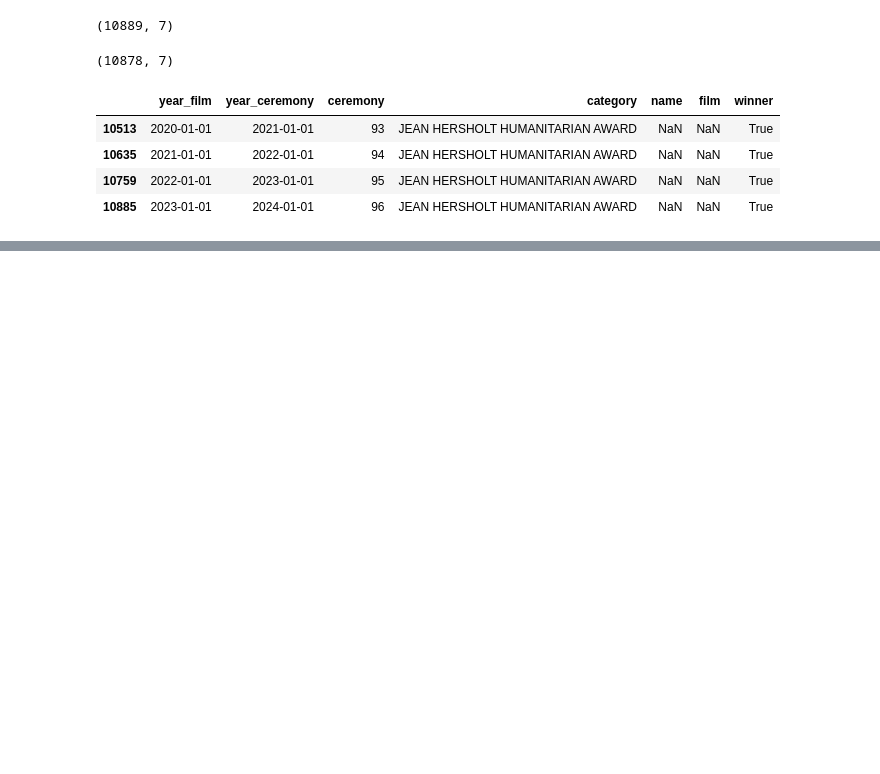
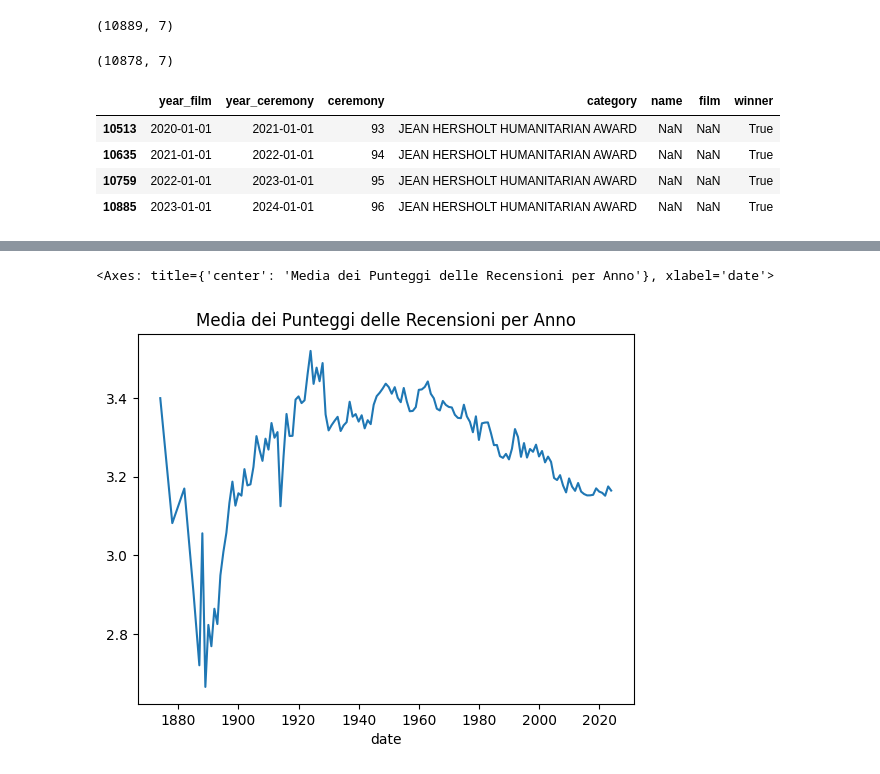
Before and after one commit to GabrieBu/freshcarrots, a Jupyter notebook: ium_Notebook/Cleaning.ipynb, the cells around one changed output, grey strips where cells are left out. Cells and saved outputs as stored; diff of their text form; code cells hidden in the pictures; blank space fills up the shorter version.

```diff
--- a/ium_Notebook/Cleaning.ipynb
+++ b/ium_Notebook/Cleaning.ipynb
@@ -669,0 +730,6 @@ Tutti i dataframe sono stati salvati come file CSV.
+# %%
+avg_ratings_per_year = df_released_movies.groupby("date")["rating"].mean()
+avg_ratings_per_year.plot(kind="line", title="Media dei Punteggi delle Recensioni per Anno")
+# %% [output]
+<Axes: title={'center': 'Media dei Punteggi delle Recensioni per Anno'}, xlabel='date'>
+[figure, added]
```
Also changed, not shown: parts of 42 cells of this notebook.
